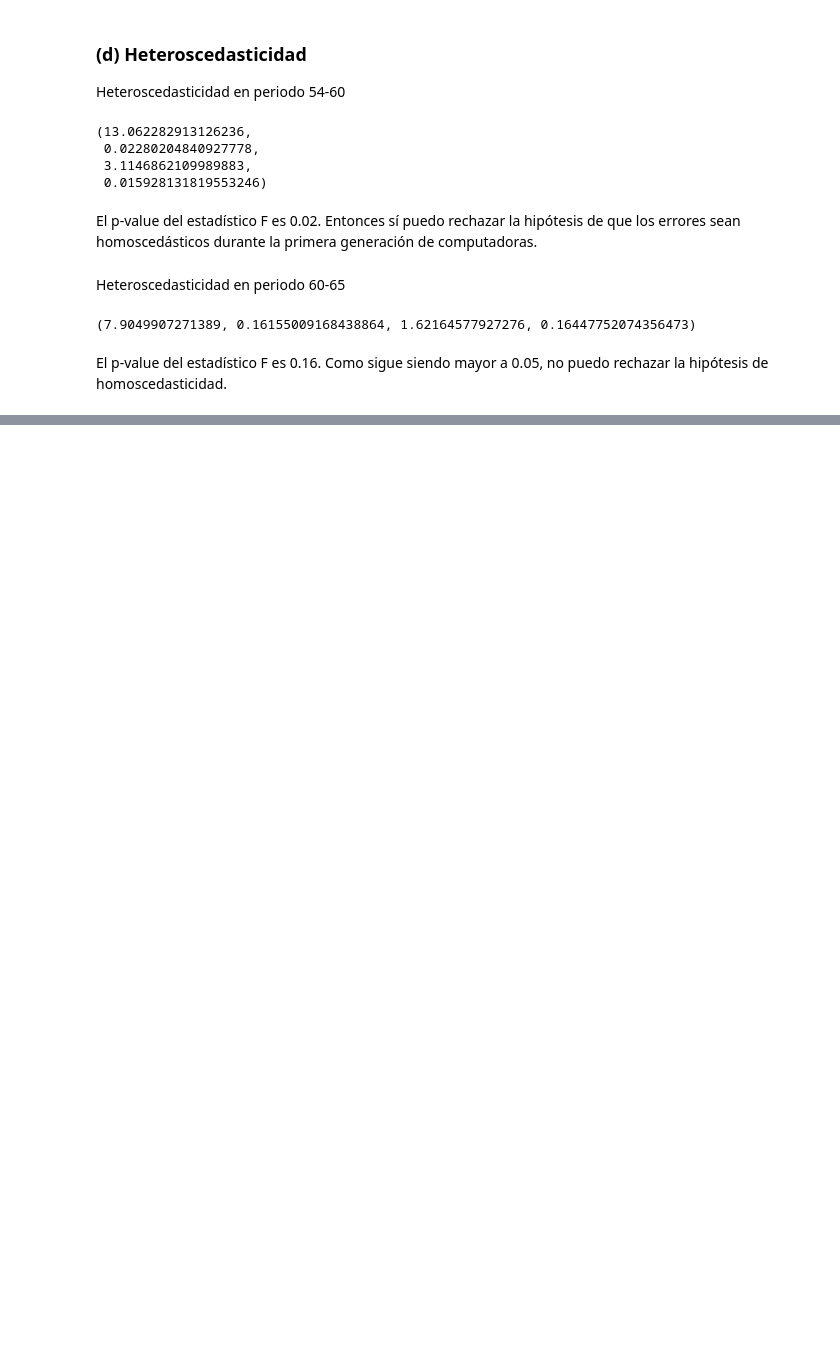
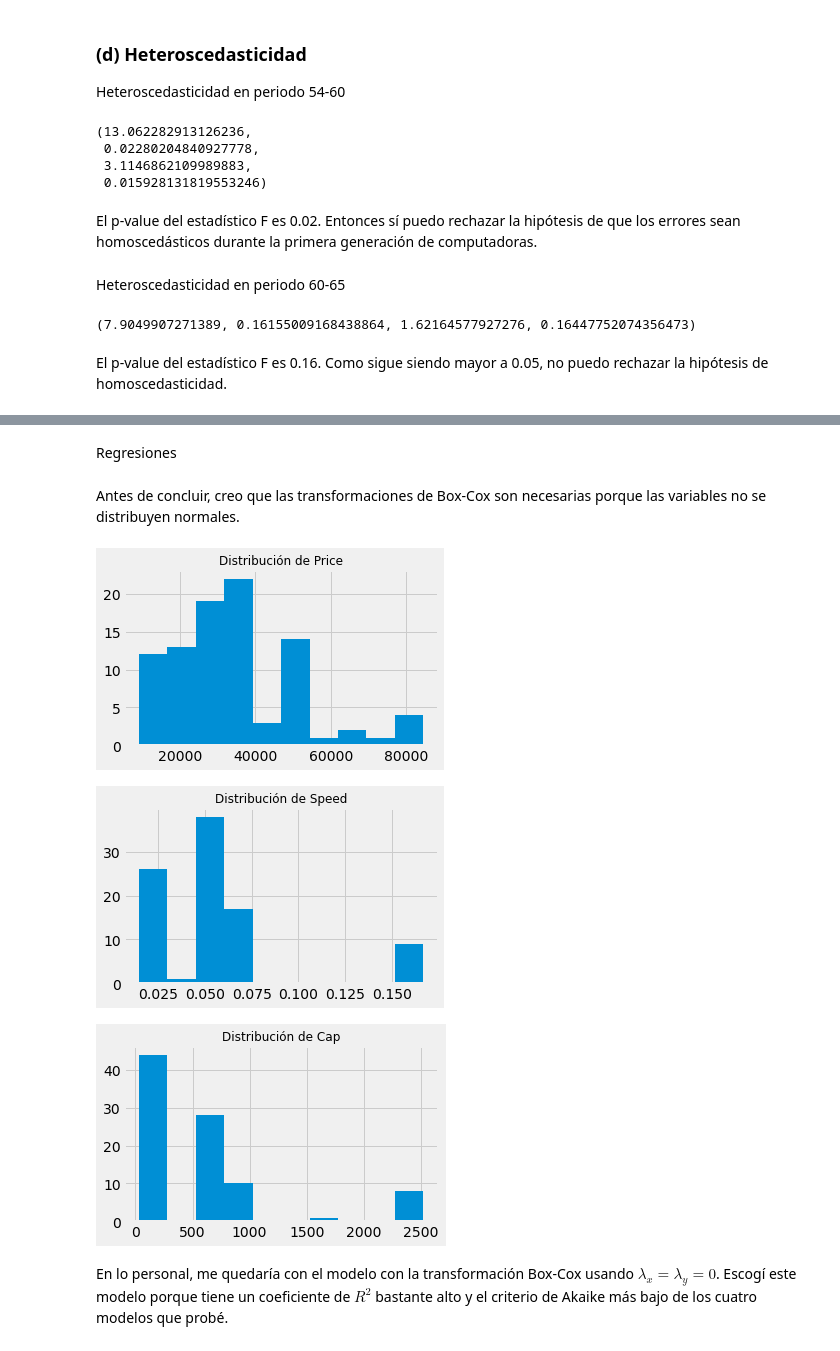
Before and after one commit to ArturoSbr/precios_hedonicos, a Jupyter notebook: cod/final.ipynb, the cells around one changed output, grey strips where cells are left out. Saved outputs shown, nothing was run; the diff lists cells and outputs as text; code cells hidden in the pictures; blank space fills up the shorter version.

```diff
--- a/cod/final.ipynb
+++ b/cod/final.ipynb
@@ -715,0 +633,2 @@ El p-value del estadístico F es 0.16. Como sigue siendo mayor a 0.05, no puedo
+# %% [markdown]
+Regresiones
@@ -715,0 +661,14 @@ El p-value del estadístico F es 0.16. Como sigue siendo mayor a 0.05, no puedo
+# %% [markdown]
+Antes de concluir, creo que las transformaciones de Box-Cox son necesarias porque las variables no se distribuyen normales.
+# %%
+for col in ['PRICE','SPEED','CAP']:
+    plt.figure(figsize=(5,3))
+    plt.hist(df[col], bins=10)
+    plt.title('Distribución de ' + col.capitalize(), fontsize=12)
+    plt.show()
+# %% [output]
+[figure, added]
+[figure, added]
+[figure, added]
+# %% [markdown]
+En lo personal, me quedaría con el modelo con la transformación Box-Cox usando $\lambda_x = \lambda_y = 0$. Escogí este modelo porque tiene un coeficiente de $R^2$ bastante alto y el criterio de Akaike más bajo de los cuatro modelos que probé.
```
Also changed, not shown: parts of 30 cells of this notebook.
